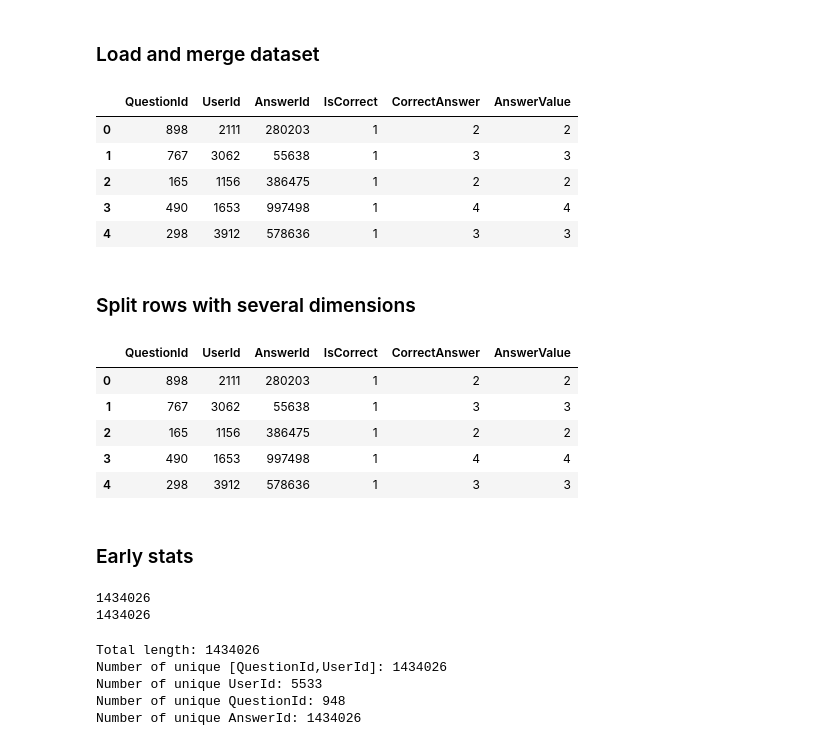
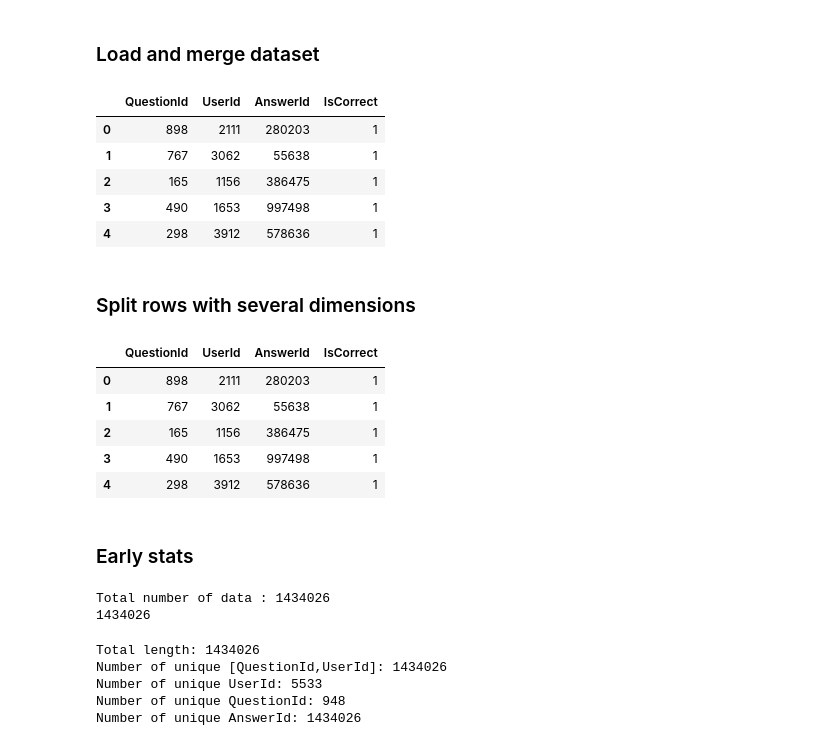
Before and after one commit to arthur-batel/liriscat, a Jupyter notebook: experiments/datasets/3-dataset_preprocessing_notebooks/Eedi-2.ipynb, the cells around one changed output. Cells and saved outputs as stored; diff of their text form; code cells hidden in the pictures.

```diff
--- a/experiments/datasets/3-dataset_preprocessing_notebooks/Eedi-2.ipynb
+++ b/experiments/datasets/3-dataset_preprocessing_notebooks/Eedi-2.ipynb
@@ -19,41 +19,43 @@ CUDA is not available. Skipping CUDA seed setting.
 # %%
 raw_data_train = pd.read_csv('../1-raw_data/Eedi-2_train.csv', encoding="ISO-8859-15", low_memory=False)
 
 raw_data_test = pd.read_csv('../1-raw_data/Eedi-2_test.csv', encoding="ISO-8859-15", low_memory=False)
 raw_data = pd.concat([raw_data_train, raw_data_test], ignore_index=True)
 
-raw_data = raw_data.drop(columns=['IsTarget'])
+raw_data = raw_data.drop(columns=['CorrectAnswer','AnswerValue','IsTarget'])
 
-raw_data =  raw_data.rename(columns={"skill_id": "dimension_id"})
 raw_data.head()
 # %% [output]
-|  | QuestionId | UserId | AnswerId | IsCorrect | CorrectAnswer | AnswerValue |
-| 0 | 898 | 2111 | 280203 | 1 | 2 | 2 |
-| 1 | 767 | 3062 | 55638 | 1 | 3 | 3 |
-| 2 | 165 | 1156 | 386475 | 1 | 2 | 2 |
-| 3 | 490 | 1653 | 997498 | 1 | 4 | 4 |
-| 4 | 298 | 3912 | 578636 | 1 | 3 | 3 |
+|  | QuestionId | UserId | AnswerId | IsCorrect |
+| 0 | 898 | 2111 | 280203 | 1 |
+| 1 | 767 | 3062 | 55638 | 1 |
+| 2 | 165 | 1156 | 386475 | 1 |
+| 3 | 490 | 1653 | 997498 | 1 |
+| 4 | 298 | 3912 | 578636 | 1 |
 # %% [markdown]
 ### Split rows with several dimensions
 # %%
+#Pas utile car aucune colonne ne contient de listes de valeurs
 df_expanded = raw_data.explode('AnswerId').reset_index(drop=True)
 df_expanded.head()
 # %% [output]
-|  | QuestionId | UserId | AnswerId | IsCorrect | CorrectAnswer | AnswerValue |
-| 0 | 898 | 2111 | 280203 | 1 | 2 | 2 |
-| 1 | 767 | 3062 | 55638 | 1 | 3 | 3 |
-| 2 | 165 | 1156 | 386475 | 1 | 2 | 2 |
-| 3 | 490 | 1653 | 997498 | 1 | 4 | 4 |
-| 4 | 298 | 3912 | 578636 | 1 | 3 | 3 |
+|  | QuestionId | UserId | AnswerId | IsCorrect |
+| 0 | 898 | 2111 | 280203 | 1 |
+| 1 | 767 | 3062 | 55638 | 1 |
+| 2 | 165 | 1156 | 386475 | 1 |
+| 3 | 490 | 1653 | 997498 | 1 |
+| 4 | 298 | 3912 | 578636 | 1 |
 # %% [markdown]
 ### Early stats
 # %%
-print(len(df_expanded))
-all_data = df_expanded.dropna(subset=['QuestionId','UserId','AnswerId','IsCorrect','CorrectAnswer','AnswerValue'])
+print("Total number of data :", len(raw_data))
+
+#Etapes inutiles car il n'y a pas de lignes à supprimer
+all_data = raw_data.dropna(subset=['QuestionId','UserId','AnswerId','IsCorrect'])
 print(len(all_data))
 # %% [output]
+Total number of data : 1434026
 1434026
-1434026
 # %%
 stat_unique(all_data, None)
 stat_unique(all_data, ['QuestionId','UserId'])
```
Also changed, not shown: parts of 3 cells of this notebook, 10 other files.
